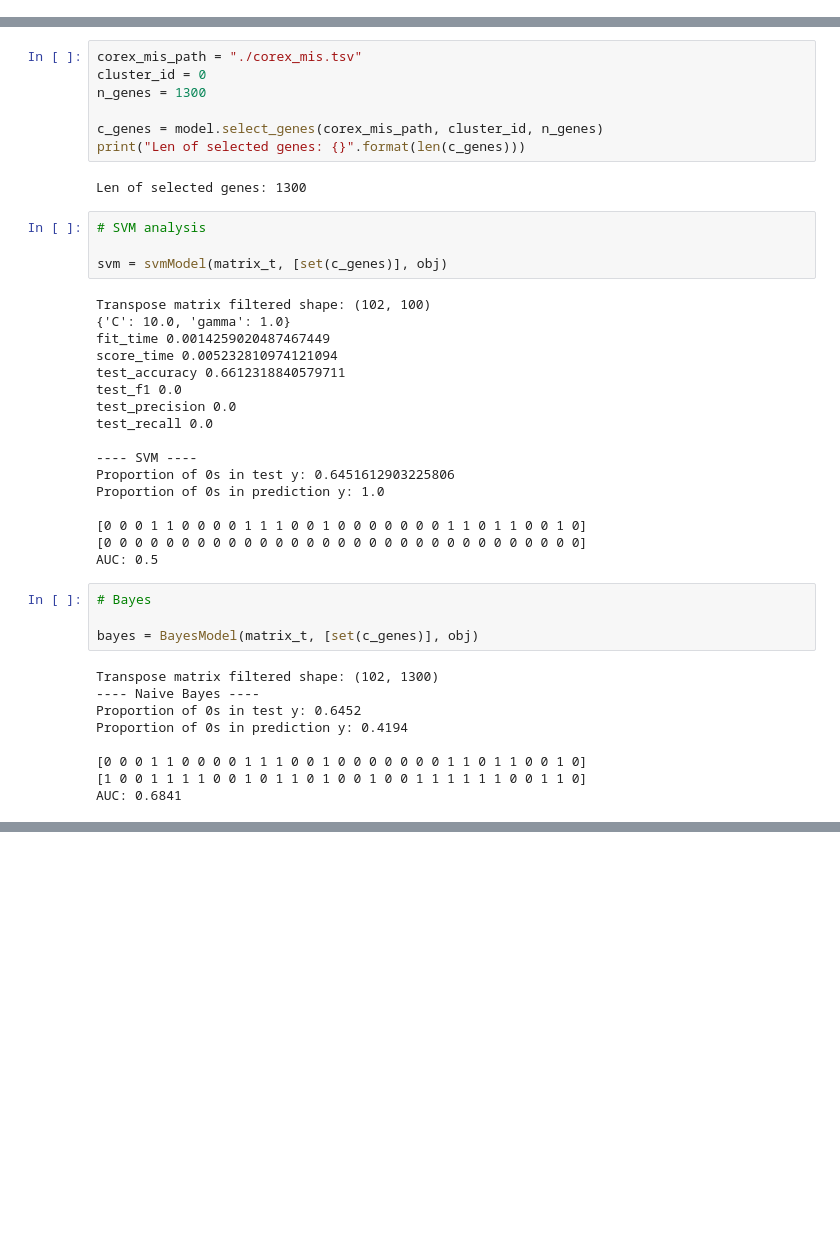
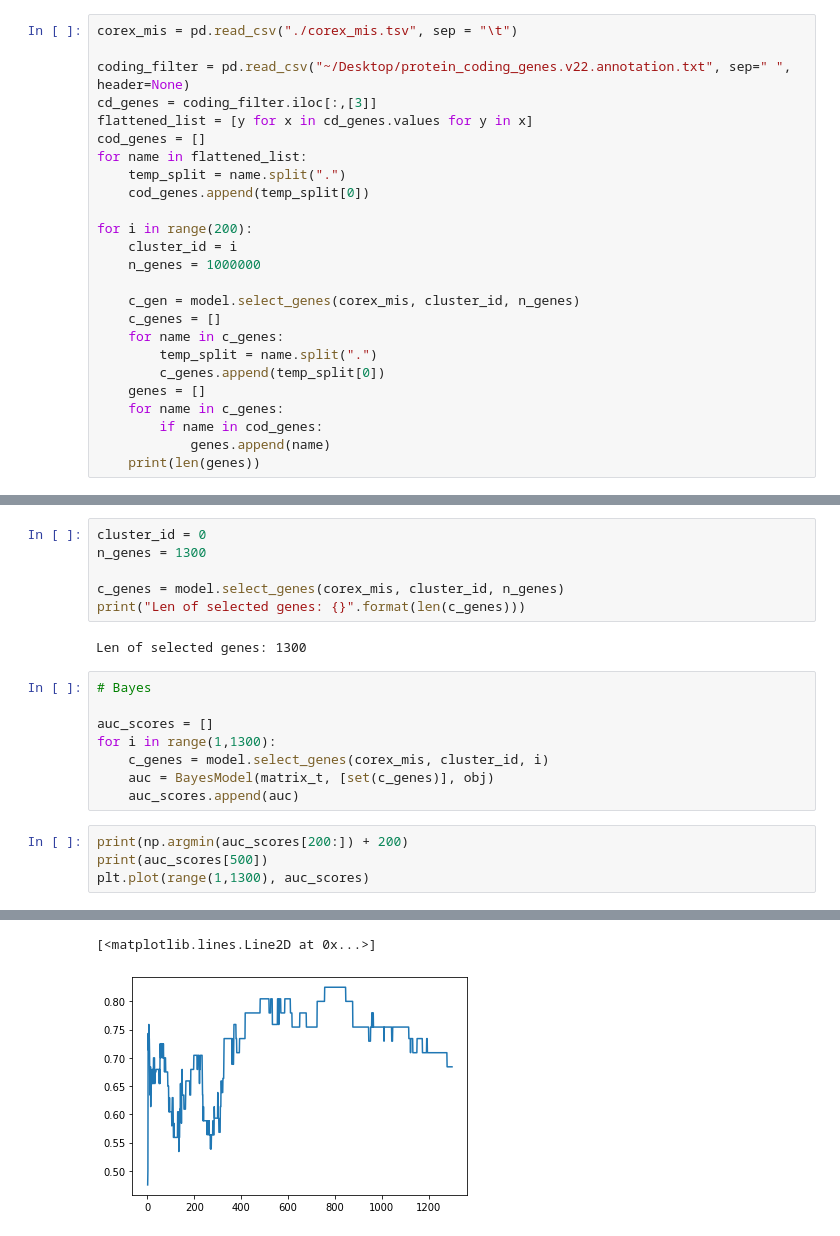
Before and after one commit to DrQuestion/DataMiningLab, a Jupyter notebook: Model_Analysis_COREX.ipynb, the cells around one changed output, grey strips where cells are left out. Saved outputs shown, nothing was run; the diff lists cells and outputs as text; blank space fills up the shorter version.

```diff
--- a/Model_Analysis_COREX.ipynb
+++ b/Model_Analysis_COREX.ipynb
@@ -117,0 +133,25 @@ Final obj vector for classication is a <class 'pandas.core.series.Series'>, len:
+# %%
+corex_mis = pd.read_csv("./corex_mis.tsv", sep = "\t")
+
+coding_filter = pd.read_csv("~/Desktop/protein_coding_genes.v22.annotation.txt", sep=" ", header=None)
+cd_genes = coding_filter.iloc[:,[3]]
+flattened_list = [y for x in cd_genes.values for y in x]
+cod_genes = []
+for name in flattened_list:
+    temp_split = name.split(".")
+    cod_genes.append(temp_split[0])
+
+for i in range(200):
+    cluster_id = i
+    n_genes = 1000000
+
+    c_gen = model.select_genes(corex_mis, cluster_id, n_genes)
+    c_genes = []
+    for name in c_genes:
+        temp_split = name.split(".")
+        c_genes.append(temp_split[0])
+    genes = []
+    for name in c_genes:
+        if name in cod_genes:
+            genes.append(name)
+    print(len(genes))
@@ -118,43 +187,21 @@ Final obj vector for classication is a <class 'pandas.core.series.Series'>, len:
 # %%
-corex_mis_path = "./corex_mis.tsv"
 cluster_id = 0
 n_genes = 1300
 
-c_genes = model.select_genes(corex_mis_path, cluster_id, n_genes)
+c_genes = model.select_genes(corex_mis, cluster_id, n_genes)
 print("Len of selected genes: {}".format(len(c_genes)))
 # %% [output]
 Len of selected genes: 1300
-# %%
-# SVM analysis
-
-svm = svmModel(matrix_t, [set(c_genes)], obj)
-# %% [output]
-Transpose matrix filtered shape: (102, 100)
-{'C': 10.0, 'gamma': 1.0}
-fit_time 0.0014259020487467449
-score_time 0.005232810974121094
-test_accuracy 0.6612318840579711
-test_f1 0.0
-test_precision 0.0
-test_recall 0.0
-
----- SVM ----
-Proportion of 0s in test y: 0.6451612903225806
-Proportion of 0s in prediction y: 1.0
-
-[0 0 0 1 1 0 0 0 0 1 1 1 0 0 1 0 0 0 0 0 0 0 1 1 0 1 1 0 0 1 0]
-[0 0 0 0 0 0 0 0 0 0 0 0 0 0 0 0 0 0 0 0 0 0 0 0 0 0 0 0 0 0 0]
-AUC: 0.5
-# %%
-# Bayes
-
-bayes = BayesModel(matrix_t, [set(c_genes)], obj)
-# %% [output]
-Transpose matrix filtered shape: (102, 1300)
----- Naive Bayes ----
-Proportion of 0s in test y: 0.6452
-Proportion of 0s in prediction y: 0.4194
-
-[0 0 0 1 1 0 0 0 0 1 1 1 0 0 1 0 0 0 0 0 0 0 1 1 0 1 1 0 0 1 0]
-[1 0 0 1 1 1 1 0 0 1 0 1 1 0 1 0 0 1 0 0 1 1 1 1 1 1 0 0 1 1 0]
-AUC: 0.6841
+# %%
+# Bayes
+
+auc_scores = []
+for i in range(1,1300):
+    c_genes = model.select_genes(corex_mis, cluster_id, i)
+    auc = BayesModel(matrix_t, [set(c_genes)], obj)
+    auc_scores.append(auc)
+# %%
+print(np.argmin(auc_scores[200:]) + 200)
+print(auc_scores[500])
+plt.plot(range(1,1300), auc_scores)
+# %% [output]
@@ -160,0 +210,2 @@ AUC: 0.6841
+[<matplotlib.lines.Line2D at 0x...>]
+[figure, added]
```
Also changed, not shown: parts of 11 cells of this notebook.
